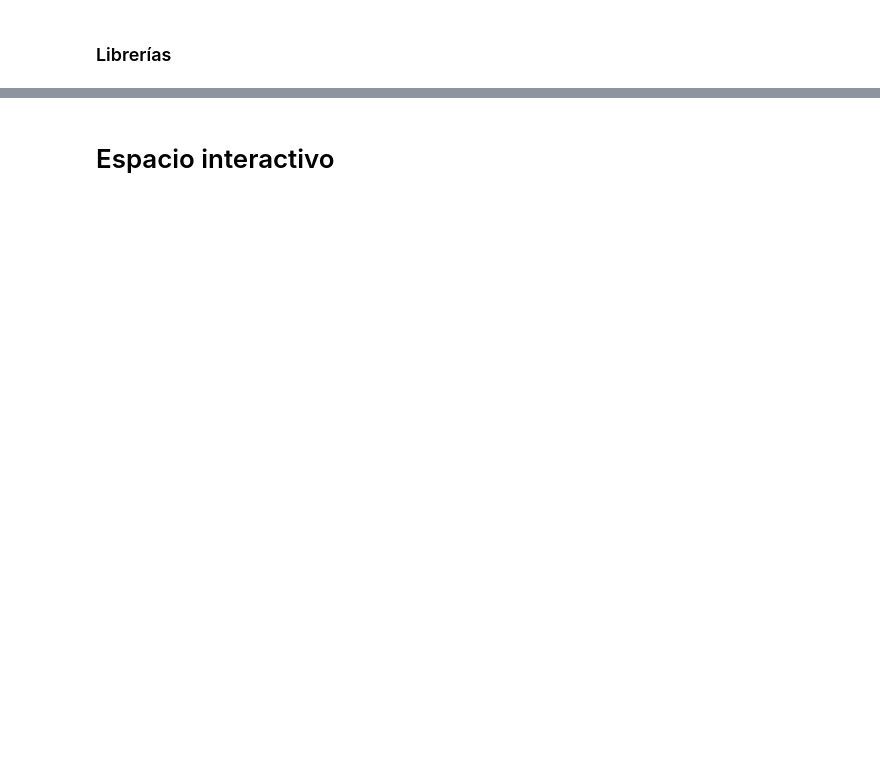
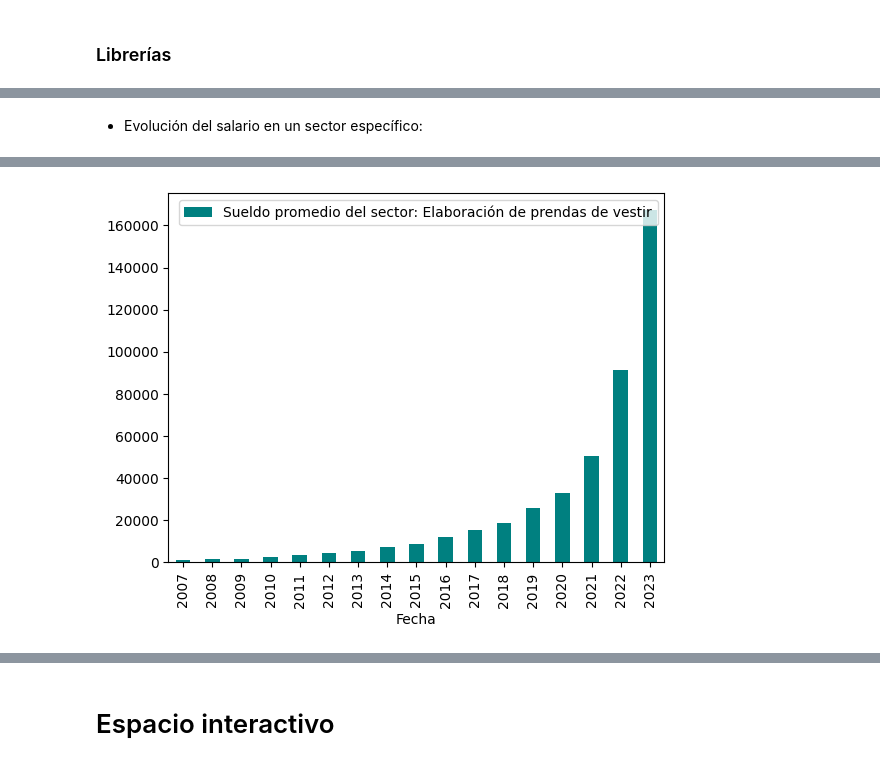
Before and after one commit to IlledNacu/TP2mate3, a Jupyter notebook: TP_SalarioJoven.ipynb, the cells around one changed output, grey strips where cells are left out. Cells and saved outputs as stored; diff of their text form; code cells hidden in the pictures; blank space fills up the shorter version.

```diff
--- a/TP_SalarioJoven.ipynb
+++ b/TP_SalarioJoven.ipynb
@@ -70,0 +132,23 @@ Referencias de cada sector:
+# %% [markdown]
+- Evolución del salario en un sector específico:
+# %%
+def salario_por_anio(_sector):
+    print("Usted ha elegido ", sectores_descripcion[_sector])
+    # Transformamos los datos de la columna Fecha a tipo de dato: fecha
+    dfSalarios['Fecha'] = pd.to_datetime(dfSalarios.Fecha, format='%Y-%m-%d')
+
+    # Filtramos por el sector seleccionado los datos de cada año
+    dfSalariosFiltrado = dfSalarios.loc[dfSalarios['Sector'] == _sector]
+    anio = dfSalariosFiltrado['Fecha'].dt.year
+
+    # Agrupamos por año y calculamos el promedio de sueldo entre todos los meses
+    dfSalariosFiltrado=dfSalariosFiltrado.groupby(anio).mean()
+    print(dfSalariosFiltrado.head(20))
+
+    leyenda = "Sueldo promedio del sector: " + sectores_descripcion[_sector]
+    dfSalariosFiltrado['Sueldo Promedio'].plot.bar(color='teal',legend=True, label=leyenda)
+
+# Interfaz para que el usuario ingrese el sector de trabajo
+sector = int(input("Ingresar el Sector de Actividad como figura en su valor numérico:"))
+salario_por_anio(sector)
+# %% [output]
@@ -70,0 +175 @@ Referencias de cada sector:
+[figure, added]
```
Also changed, not shown: parts of 33 cells of this notebook.
